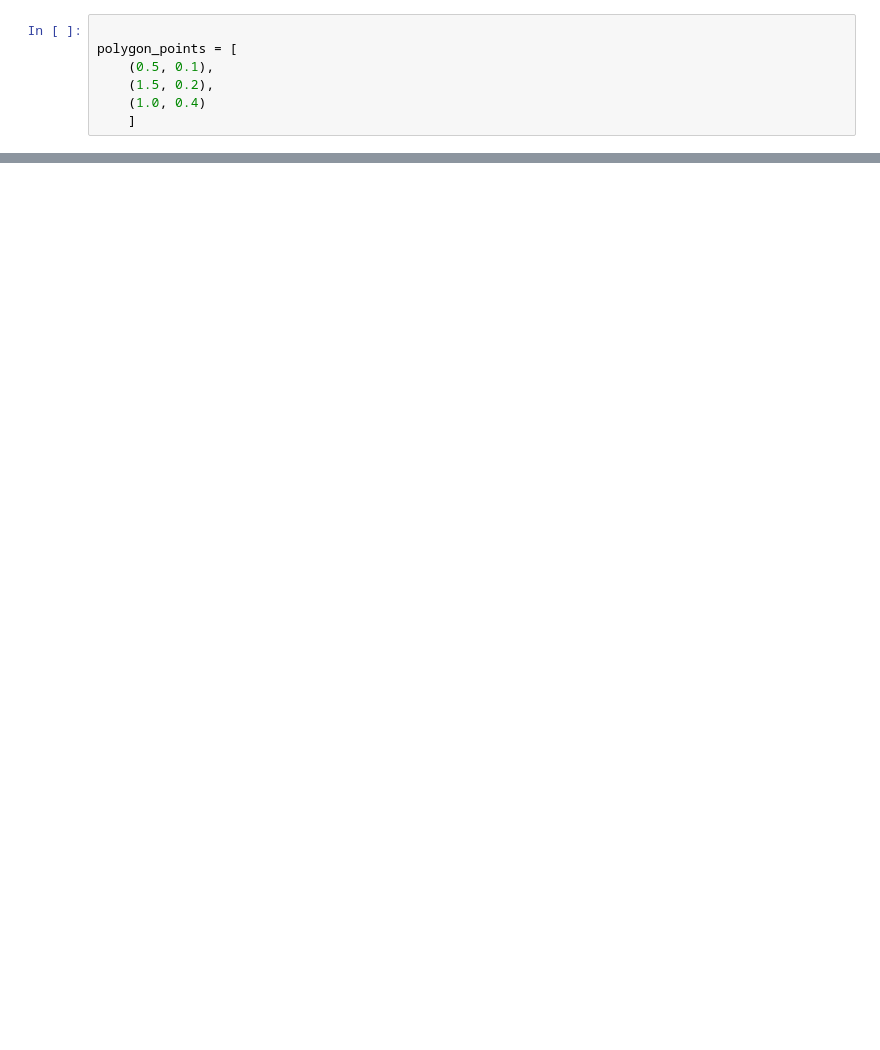
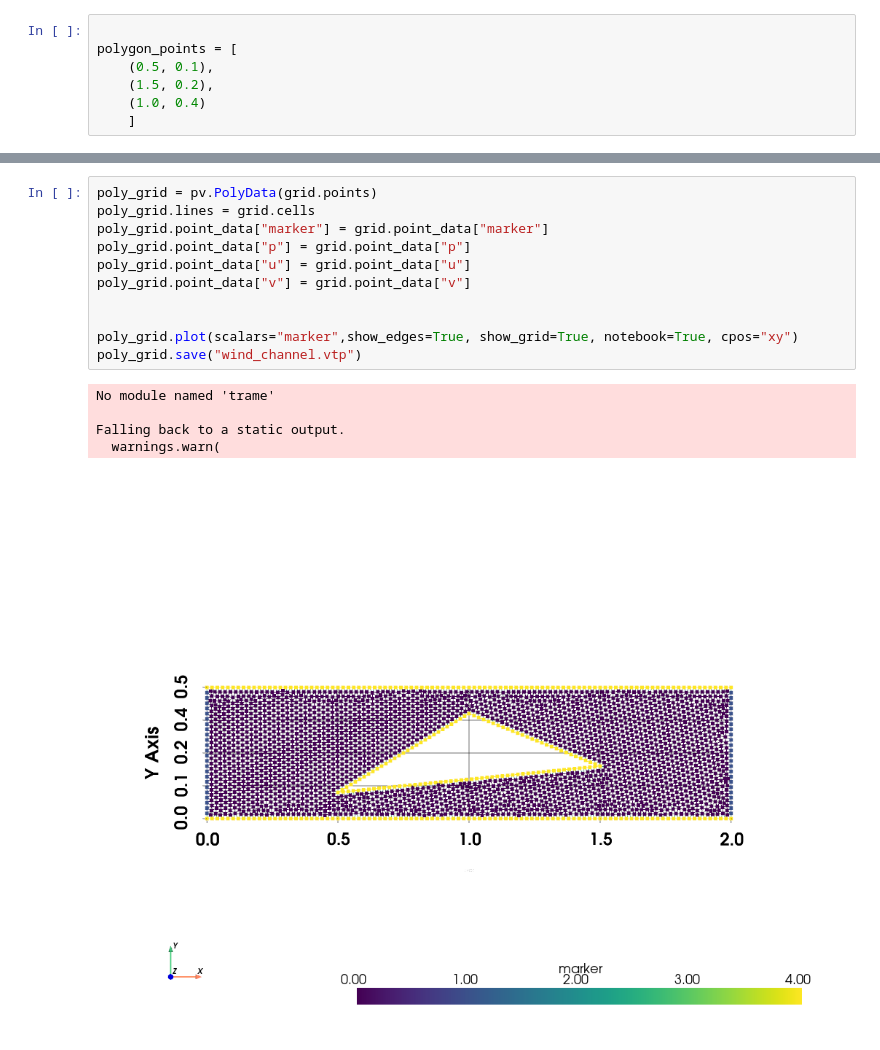
Before and after one commit to peteole/modulus_stokes_demo, a Jupyter notebook: generate_inference_examples/wind_channel.ipynb, the cells around one changed output, grey strips where cells are left out. Drawn from its saved outputs; the diff is of its cells as text; blank space fills up the shorter version.

```diff
--- a/generate_inference_examples/wind_channel.ipynb
+++ b/generate_inference_examples/wind_channel.ipynb
@@ -111,0 +138,17 @@ OSError: libGLU.so.1: cannot open shared object file: No such file or directory
+# %%
+poly_grid = pv.PolyData(grid.points)
+poly_grid.lines = grid.cells
+poly_grid.point_data["marker"] = grid.point_data["marker"]
+poly_grid.point_data["p"] = grid.point_data["p"]
+poly_grid.point_data["u"] = grid.point_data["u"]
+poly_grid.point_data["v"] = grid.point_data["v"]
+
+
+poly_grid.plot(scalars="marker",show_edges=True, show_grid=True, notebook=True, cpos="xy")
+poly_grid.save("wind_channel.vtp")
+# %% [output]
+No module named 'trame'
+
+Falling back to a static output.
+  warnings.warn(
+[figure, added]
```
Also changed, not shown: parts of 3 cells of this notebook, 1 other file.
